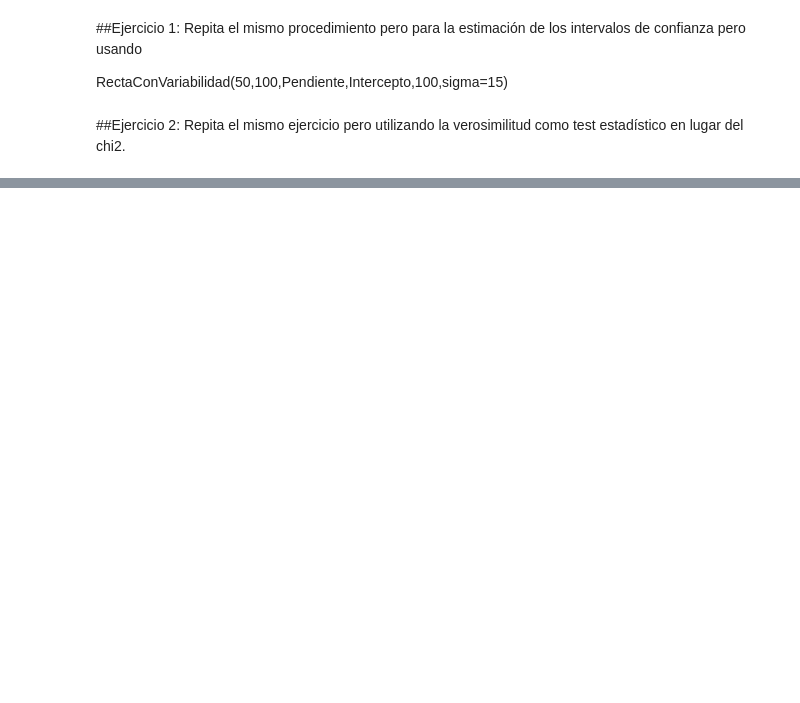
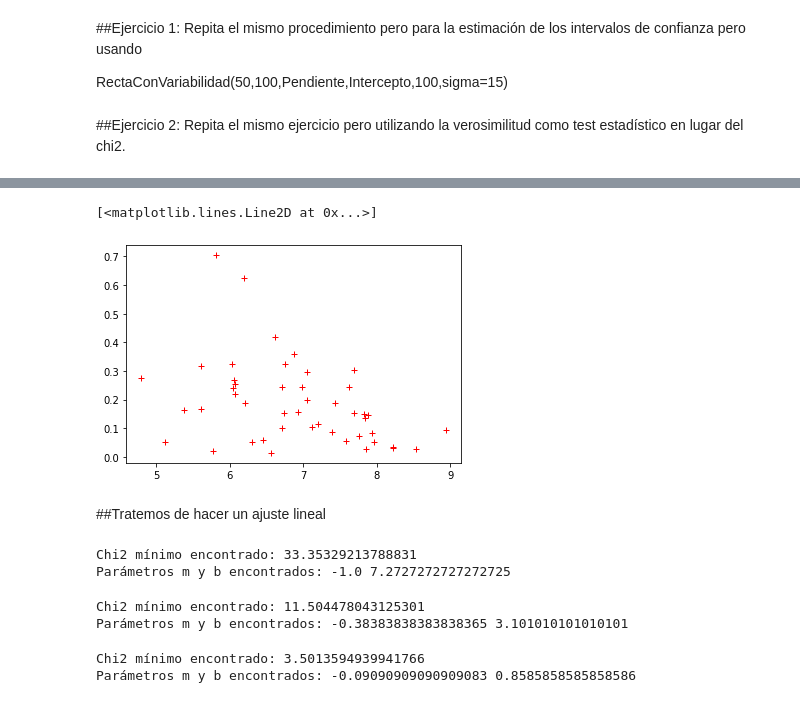
Before and after one commit to UDEA-Esp-Analitica-y-Ciencia-de-Datos/EACD-02-ESTADISTICA, a Jupyter notebook: Sesión_4.ipynb, the cells around one changed output, grey strips where cells are left out. Cells and saved outputs as stored; diff of their text form; code cells hidden in the pictures; blank space fills up the shorter version.

```diff
--- a/Sesión_4.ipynb
+++ b/Sesión_4.ipynb
@@ -157,0 +246,2 @@ Tome los datos del repositorio central llamados Xcsv y Y.csv y trate de modelarl
+# %%
+FrequencyRacism=MaskedRacism["B_COUNTRY_ALPHA"].value_counts()/(MaskedRacism["B_COUNTRY_ALPHA"].value_counts()+AntiMaskedRacism["B_COUNTRY_ALPHA"].value_counts())
@@ -157,0 +271,4 @@ Tome los datos del repositorio central llamados Xcsv y Y.csv y trate de modelarl
+# %%
+Fraser_df = pd.read_csv('/gdrive/My Drive/UdeA/EspecializacionDatosIngenieria/SkimmedFraser.csv')
+# %%
+FraserTwitter=Fraser_df[['ISO_Code', 'Economic Freedom Summary Index']]
@@ -157,0 +291,32 @@ Tome los datos del repositorio central llamados Xcsv y Y.csv y trate de modelarl
+# %%
+RacismIndex=[]
+FreedomIndex=[]
+for i in FrequencyRacism.keys():
+  FreedomSearch=FraserTwitter.loc[FraserTwitter['ISO_Code'] == i]
+  if FreedomSearch.size < 1: continue
+  #print(i,FreedomSearch.size,FreedomSearch["Economic Freedom Summary Index"].iloc[0])
+  FreedomScore=float(FreedomSearch["Economic Freedom Summary Index"].iloc[0].replace(",","."))
+  FreedomIndex.append(FreedomScore)
+  RacismIndex.append(FrequencyRacism[i])
+# %%
+plt.plot(FreedomIndex,RacismIndex,"r+")
+# %% [output]
+[<matplotlib.lines.Line2D at 0x...>]
+[figure, added]
+# %% [markdown]
+##Tratemos de hacer un ajuste lineal
+# %%
+WVS_FredomvsRacism_Intento1=mb_estimator(np.array(FreedomIndex),np.array(RacismIndex),-10,-1,100,0,10,100,v=True)
+# %% [output]
+Chi2 mínimo encontrado: 33.35329213788831
+Parámetros m y b encontrados: -1.0 7.2727272727272725
+# %%
+WVS_FredomvsRacism_Intento2=mb_estimator(np.array(FreedomIndex),np.array(RacismIndex),-2,0,100,3,8,100,v=True)
+# %% [output]
+Chi2 mínimo encontrado: 11.504478043125301
+Parámetros m y b encontrados: -0.38383838383838365 3.101010101010101
+# %%
+WVS_FredomvsRacism_Intento3=mb_estimator(np.array(FreedomIndex),np.array(RacismIndex),-1,0,100,0,5,100,v=True)
+# %% [output]
+Chi2 mínimo encontrado: 3.5013594939941766
+Parámetros m y b encontrados: -0.09090909090909083 0.8585858585858586
```
Also changed, not shown: parts of 46 cells of this notebook.
